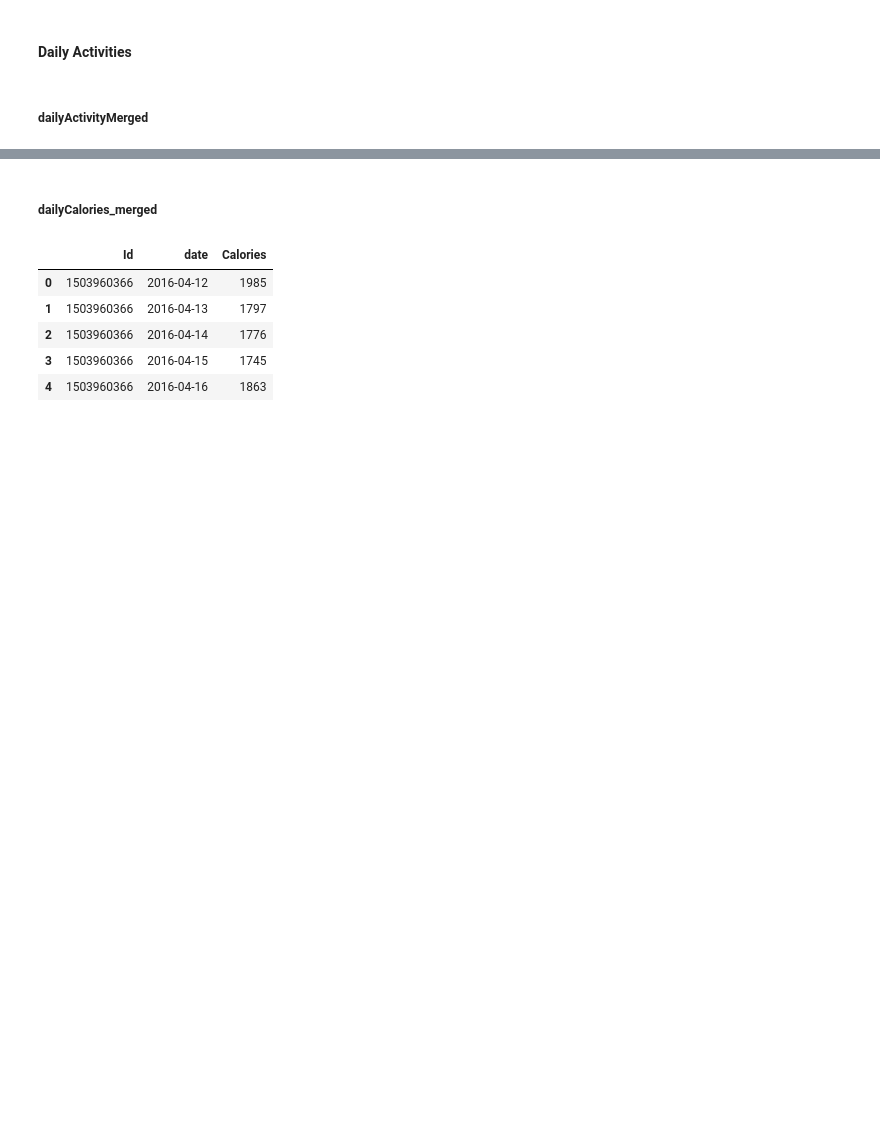
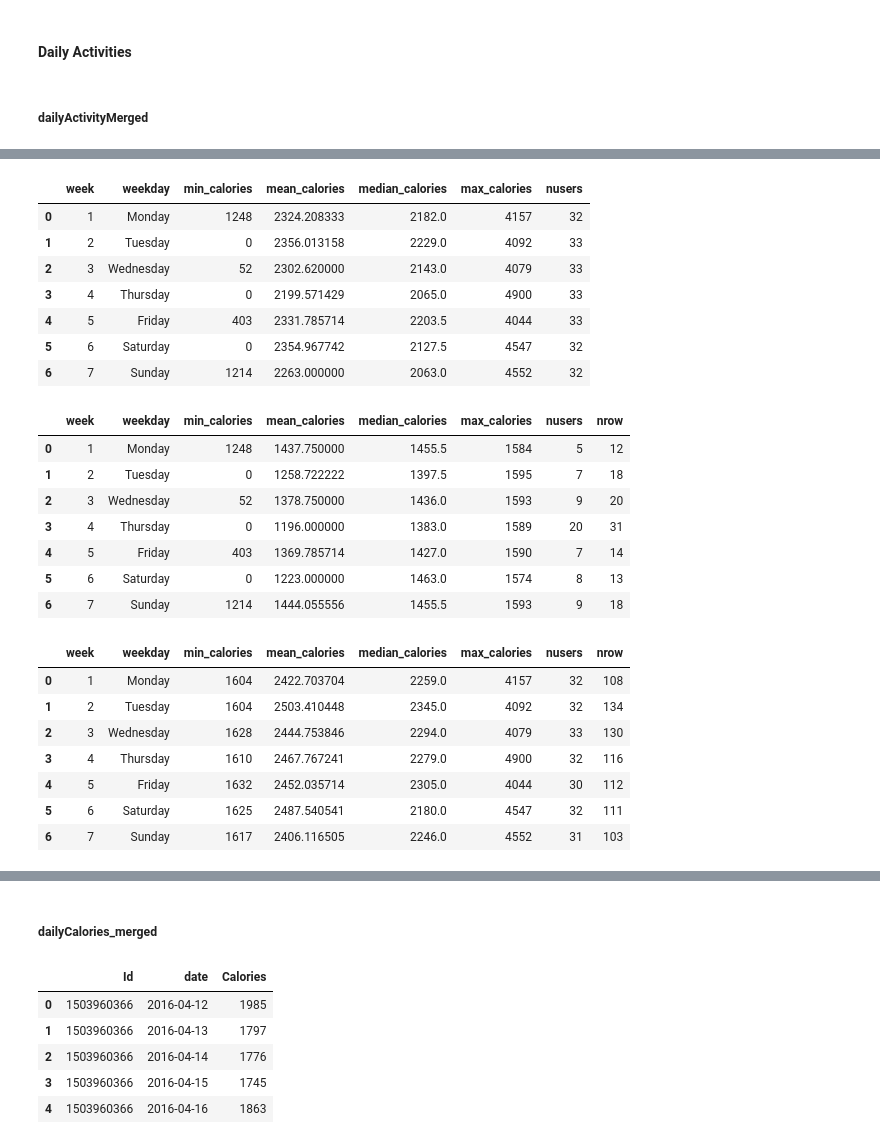
Before and after one commit to mrakelinggar/Google-Data-Analytics-Capstone---Bellabeat, a Jupyter notebook: 1 - Data Checker.ipynb, the cells around one changed output, grey strips where cells are left out. Drawn from its saved outputs; the diff is of its cells as text; code cells hidden in the pictures; blank space fills up the shorter version.

```diff
--- a/1 - Data Checker.ipynb
+++ b/1 - Data Checker.ipynb
@@ -722,0 +819,60 @@ dailyActivity_merged.select_dtypes('number')
+# %%
+# Overall Calories expenditure by day
+overall_calories_byday = dailyActivity_merged.groupby(['week', 'weekday']).agg(
+    min_calories=('Calories', np.min),
+    mean_calories=('Calories', np.mean),
+    median_calories=('Calories', np.median),
+    max_calories=('Calories', np.max),
+    nusers=('Id', 'nunique')
+).reset_index()
+
+display(overall_calories_byday)
+
+# Women who don't spend 1600 daily calories (Source: https://www.healthline.com/health/fitness-exercise/how-many-calories-do-i-burn-a-day#:~:text=Most%20female%20adults%20need%201%2C600,breathing). What does the trend look like?
+nocalories_byday = dailyActivity_merged.query("Calories < 1600").groupby(['week', 'weekday']).agg(
+    min_calories=('Calories', np.min),
+    mean_calories=('Calories', np.mean),
+    median_calories=('Calories', np.median),
+    max_calories=('Calories', np.max),
+    nusers=('Id', 'nunique'),
+    nrow=('Id', 'size')
+).reset_index()
+
+display(nocalories_byday)
+
+# Women who do spend the minimum daily calories, what is the trend for each day?
+calories_byday = dailyActivity_merged.query("Calories >= 1600").groupby(['week', 'weekday']).agg(
+    min_calories=('Calories', np.min),
+    mean_calories=('Calories', np.mean),
+    median_calories=('Calories', np.median),
+    max_calories=('Calories', np.max),
+    nusers=('Id', 'nunique'),
+    nrow=('Id', 'size')
+).reset_index()
+
+display(calories_byday)
+# %% [output]
+|  | week | weekday | min_calories | mean_calories | median_calories | max_calories | nusers |
+| 0 | 1 | Monday | 1248 | 2324.208333 | 2182.0 | 4157 | 32 |
+| 1 | 2 | Tuesday | 0 | 2356.013158 | 2229.0 | 4092 | 33 |
+| 2 | 3 | Wednesday | 52 | 2302.620000 | 2143.0 | 4079 | 33 |
+| 3 | 4 | Thursday | 0 | 2199.571429 | 2065.0 | 4900 | 33 |
+| 4 | 5 | Friday | 403 | 2331.785714 | 2203.5 | 4044 | 33 |
+| 5 | 6 | Saturday | 0 | 2354.967742 | 2127.5 | 4547 | 32 |
+| 6 | 7 | Sunday | 1214 | 2263.000000 | 2063.0 | 4552 | 32 |
+|  | week | weekday | min_calories | mean_calories | median_calories | max_calories | nusers | nrow |
+| 0 | 1 | Monday | 1248 | 1437.750000 | 1455.5 | 1584 | 5 | 12 |
+| 1 | 2 | Tuesday | 0 | 1258.722222 | 1397.5 | 1595 | 7 | 18 |
+| 2 | 3 | Wednesday | 52 | 1378.750000 | 1436.0 | 1593 | 9 | 20 |
+| 3 | 4 | Thursday | 0 | 1196.000000 | 1383.0 | 1589 | 20 | 31 |
+| 4 | 5 | Friday | 403 | 1369.785714 | 1427.0 | 1590 | 7 | 14 |
+| 5 | 6 | Saturday | 0 | 1223.000000 | 1463.0 | 1574 | 8 | 13 |
+| 6 | 7 | Sunday | 1214 | 1444.055556 | 1455.5 | 1593 | 9 | 18 |
+|  | week | weekday | min_calories | mean_calories | median_calories | max_calories | nusers | nrow |
+| 0 | 1 | Monday | 1604 | 2422.703704 | 2259.0 | 4157 | 32 | 108 |
+| 1 | 2 | Tuesday | 1604 | 2503.410448 | 2345.0 | 4092 | 32 | 134 |
+| 2 | 3 | Wednesday | 1628 | 2444.753846 | 2294.0 | 4079 | 33 | 130 |
+| 3 | 4 | Thursday | 1610 | 2467.767241 | 2279.0 | 4900 | 32 | 116 |
+| 4 | 5 | Friday | 1632 | 2452.035714 | 2305.0 | 4044 | 30 | 112 |
+| 5 | 6 | Saturday | 1625 | 2487.540541 | 2180.0 | 4547 | 32 | 111 |
+| 6 | 7 | Sunday | 1617 | 2406.116505 | 2246.0 | 4552 | 31 | 103 |
```
Also changed, not shown: parts of 33 cells of this notebook, 2 other files.
